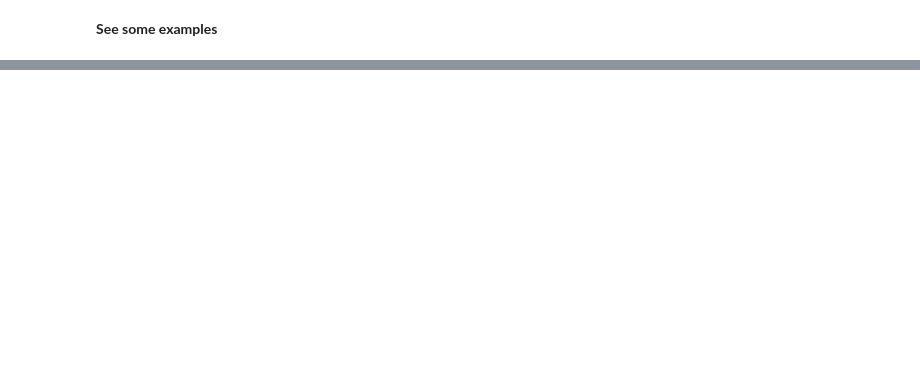
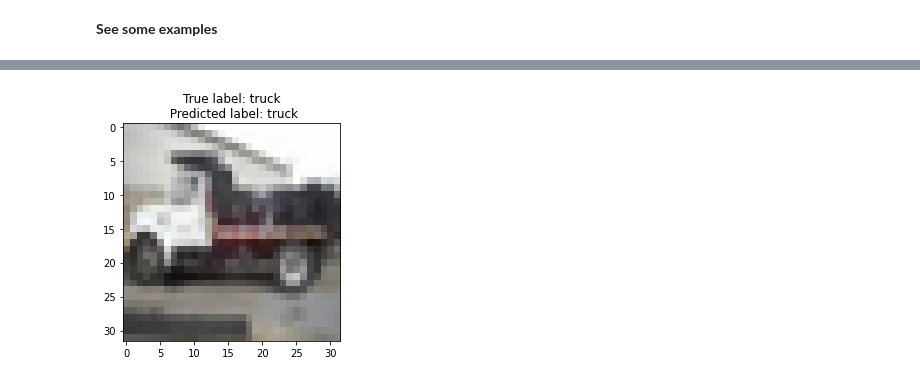
Before and after one commit to rmShoeb/learning-curve, a Jupyter notebook: Machine Learning/Deep Learning/learning-tensorflow/simple_CNN_with_tf_keras.ipynb, the cells around one changed output, grey strips where cells are left out. Saved outputs shown, nothing was run; the diff lists cells and outputs as text; code cells hidden in the pictures; blank space fills up the shorter version.

```diff
--- a/Machine Learning/Deep Learning/learning-tensorflow/simple_CNN_with_tf_keras.ipynb
+++ b/Machine Learning/Deep Learning/learning-tensorflow/simple_CNN_with_tf_keras.ipynb
@@ -107,0 +121,9 @@ test_loss, test_accuracy = model.evaluate(test_images, test_labels, verbose=2)
+# %%
+index = 969
+
+plt.figure()
+plt.imshow(test_images[index])
+plt.title(f"True label: {labels[int(test_labels[index])]}\n Predicted label: {labels[np.argmax(predictions[index])]}")
+plt.show()
+# %% [output]
+[figure, added]
```
Also changed, not shown: parts of 21 cells of this notebook.
